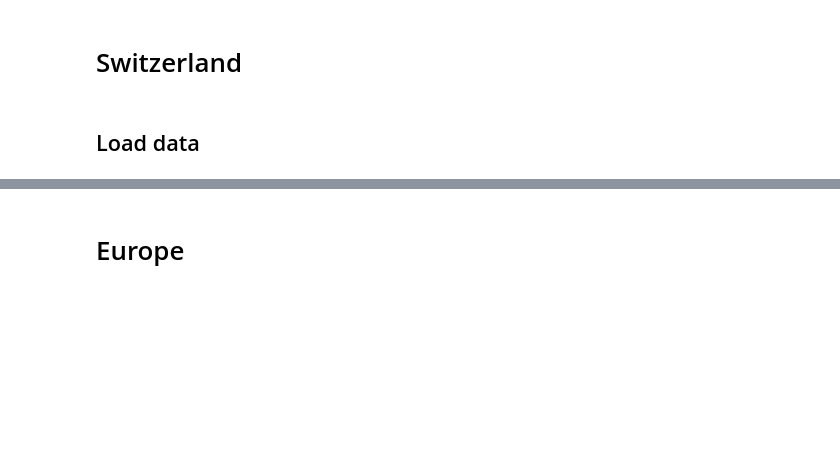
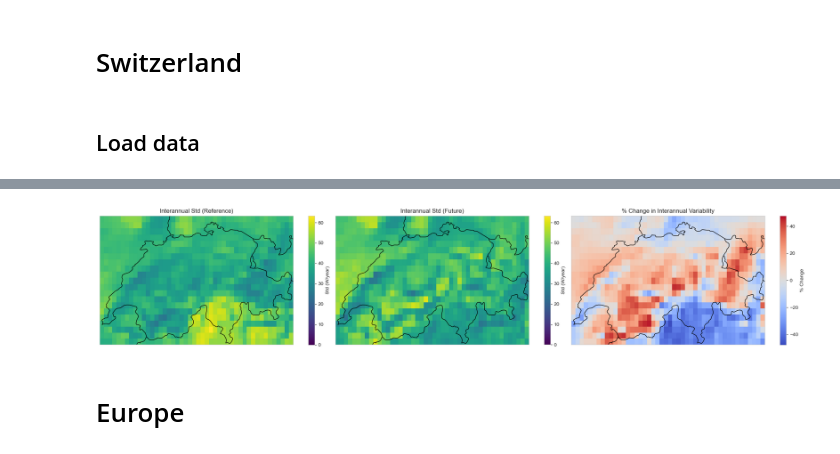
Before and after one commit to yasserhaddad/CORDEX2Energy, a Jupyter notebook: notebooks/conversion_energy/analyse_pv.ipynb, the cells around one changed output, grey strips where cells are left out. Drawn from its saved outputs; the diff is of its cells as text; code cells hidden in the pictures; blank space fills up the shorter version.

```diff
--- a/notebooks/conversion_energy/analyse_pv.ipynb
+++ b/notebooks/conversion_energy/analyse_pv.ipynb
@@ -113,3 +208,84 @@ ds_pv_rcp26.sel(time=slice("2018", "2052")).to_netcdf(
+# %%
+# Interannual variability (standard deviation of annual sums)
+interannual_std_ref = annual_sum.sel(time=reference_period).std(dim="time")
+interannual_std_fut = annual_sum.sel(time=future_period).std(dim="time")
+
+# Percentage change in interannual variability
+pct_change_std = ((interannual_std_fut - interannual_std_ref) / interannual_std_ref) * 100
+
+# Shared vmin/vmax for std plots
+std_min = min(float(interannual_std_ref.min().compute()), float(interannual_std_fut.min().compute()))
+std_max = max(float(interannual_std_ref.max().compute()), float(interannual_std_fut.max().compute()))
+
+# Separate vmin/vmax for percentage change
+pct_min = float(pct_change_std.min().compute())
+pct_max = float(pct_change_std.max().compute())
+pct_abs_max = max(abs(pct_min), abs(pct_max))
+
+proj = ccrs.Mercator(central_longitude=8.0, min_latitude=45.8, max_latitude=47.9)
+fig, axs = plt.subplots(1, 3, figsize=(20, 6), sharey=True, subplot_kw={"projection": proj})
+
+# Reference std
+im0 = interannual_std_ref.plot(
+    ax=axs[0],
+    cmap="viridis",
+    vmin=0,
+    vmax=std_max,
+    transform=ccrs.PlateCarree(),
+    cbar_kwargs={
+        "label": "Std (W/year)",
+        "orientation": "vertical",
+        "fraction": 0.03,
+        "pad": 0.07,
+        "aspect": 20,
+    },
+)
+axs[0].add_feature(cfeature.BORDERS, linestyle="-", edgecolor="black")
+axs[0].add_feature(cfeature.COASTLINE, edgecolor="black")
+axs[0].set_title("Interannual Std (Reference)")
+
+# Future std
+im1 = interannual_std_fut.plot(
+    ax=axs[1],
+    cmap="viridis",
+    vmin=0,
+    vmax=std_max,
+    transform=ccrs.PlateCarree(),
+    cbar_kwargs={
+        "label": "Std (W/year)",
+        "orientation": "vertical",
+        "fraction": 0.03,
+        "pad": 0.07,
+        "aspect": 20,
+    },
+)
+axs[1].add_feature(cfeature.BORDERS, linestyle="-", edgecolor="black")
+axs[1].add_feature(cfeature.COASTLINE, edgecolor="black")
+axs[1].set_title("Interannual Std (Future)")
+
+# Percentage change
+im2 = pct_change_std.plot(
+    ax=axs[2],
+    cmap="coolwarm",
+    vmin=-pct_abs_max,
+    vmax=pct_abs_max,
+    transform=ccrs.PlateCarree(),
+    cbar_kwargs={
+        "label": "% Change",
+        "orientation": "vertical",
+        "fraction": 0.03,
+        "pad": 0.07,
+        "aspect": 20,
+    },
+)
+axs[2].add_feature(cfeature.BORDERS, linestyle="-", edgecolor="black")
+axs[2].add_feature(cfeature.COASTLINE, edgecolor="black")
+axs[2].set_title("% Change in Interannual Variability")
+
+plt.tight_layout()
+plt.show()
+# %% [output]
+[figure, added]
 # %% [markdown]
 # Europe
 # %%
```
Also changed, not shown: parts of 17 cells of this notebook, 47 other files.
